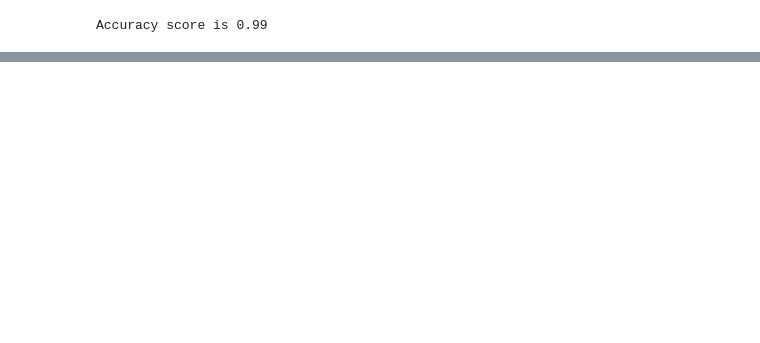
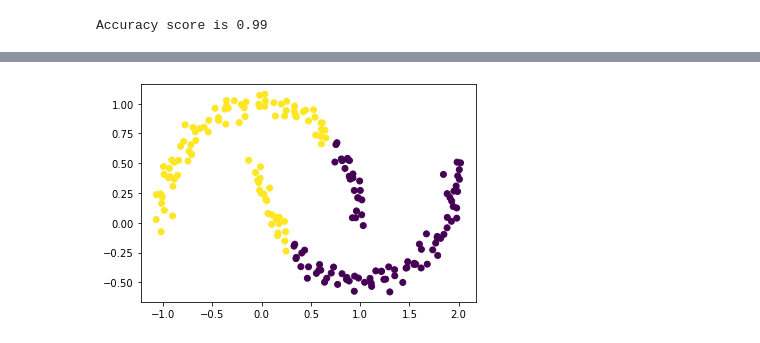
Before and after one commit to tauimonen/Data-science, a Jupyter notebook: clustering_wit_k-means.ipynb, the cells around one changed output, grey strips where cells are left out. Drawn from its saved outputs; the diff is of its cells as text; code cells hidden in the pictures; blank space fills up the shorter version.

```diff
--- a/clustering_wit_k-means.ipynb
+++ b/clustering_wit_k-means.ipynb
@@ -65,0 +73,6 @@ Accuracy score is 0.99
+# %%
+model=KMeans(2)
+model.fit(X)
+plt.scatter(X[:,0], X[:,1], c=model.labels_);
+# %% [output]
+[figure, added]
```
Also changed, not shown: parts of 14 cells of this notebook.
